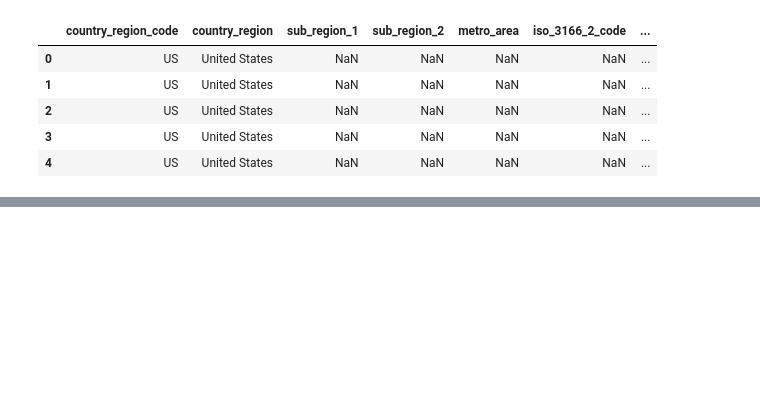
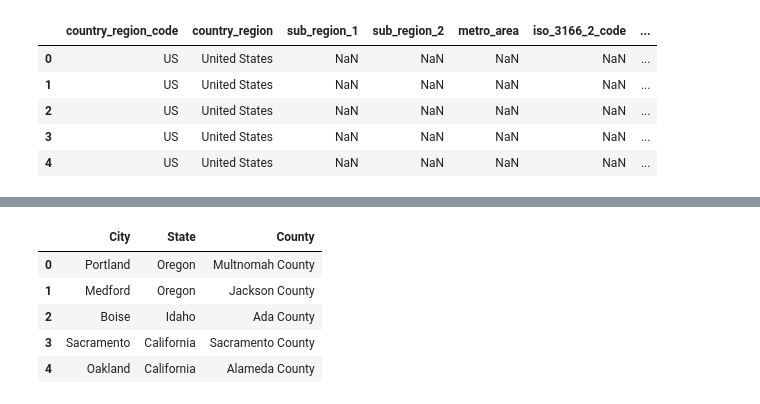
Before and after one commit to BrianDouglas/Climate_Soluctions, a Jupyter notebook: notebooks/Karen.ipynb, the cells around one changed output, grey strips where cells are left out. Saved outputs shown, nothing was run; the diff lists cells and outputs as text; code cells hidden in the pictures; blank space fills up the shorter version.

```diff
--- a/notebooks/Karen.ipynb
+++ b/notebooks/Karen.ipynb
@@ -19,0 +44,10 @@ data_file_df.head()
+# %%
+data_file2_df = pd.read_csv(data_file2)
+data_file2_df.head()
+# %% [output]
+|  | City | State | County |
+| 0 | Portland | Oregon | Multnomah County |
+| 1 | Medford | Oregon | Jackson County |
+| 2 | Boise | Idaho | Ada County |
+| 3 | Sacramento | California | Sacramento County |
+| 4 | Oakland | California | Alameda County |
```
Also changed, not shown: parts of 3 cells of this notebook, 1 other file.
